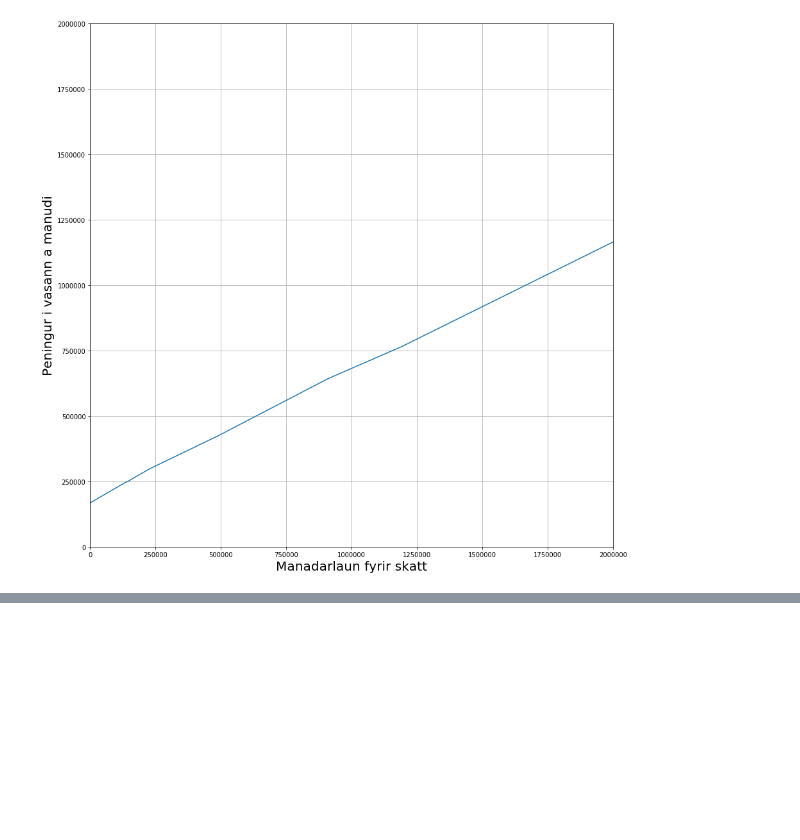
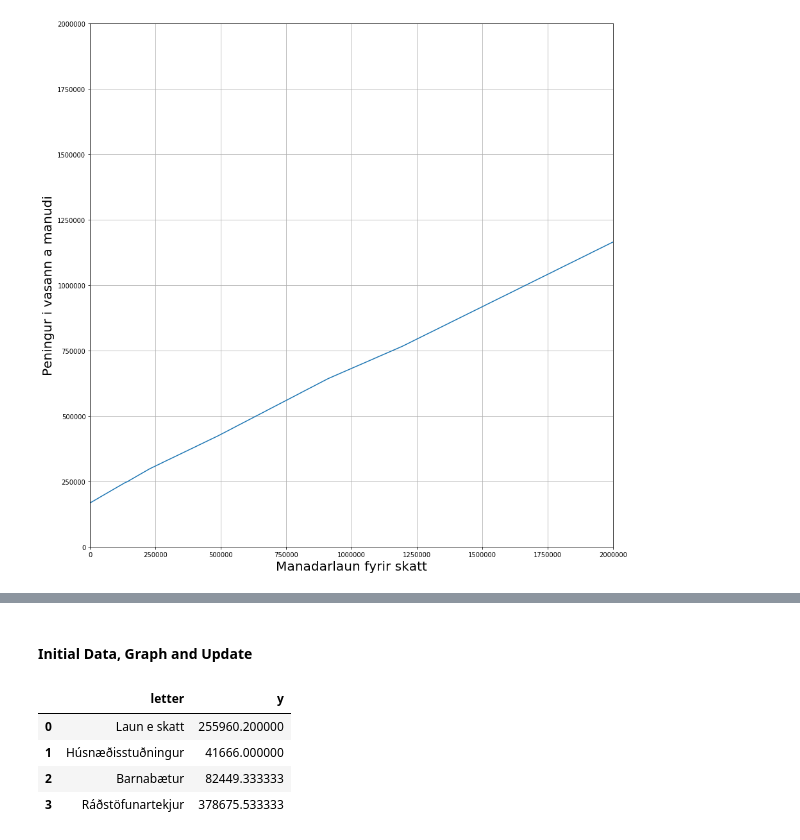
Before and after one commit to kelihjoll/islendingur_reiknivel, a Jupyter notebook: islendingur.ipynb, the cells around one changed output, grey strips where cells are left out. Saved outputs shown, nothing was run; the diff lists cells and outputs as text; code cells hidden in the pictures; blank space fills up the shorter version.

```diff
--- a/islendingur.ipynb
+++ b/islendingur.ipynb
@@ -829,0 +744,19 @@ plt.show()
+# %% [markdown]
+#### Initial Data, Graph and Update
+# %%
+# loading data
+pickle_in = open("einstaed_3born.pickle","rb")
+example_dict = pickle.load(pickle_in)
+# %%
+data = pd.DataFrame({'letter': ['Laun e skatt','Húsnæðisstuðningur','Barnabætur','Ráðstöfunartekjur'], 'y':\
+                     [example_dict[0]['tekjur_e_skatt'],\
+                      example_dict[0]['husnaedisstudningur'],\
+                      example_dict[0]['barnabaetur'],\
+                      example_dict[0]['pjeng_i_vasa']]})
+data.head()
+# %% [output]
+|  | letter | y |
+| 0 | Laun e skatt | 255960.200000 |
+| 1 | Húsnæðisstuðningur | 41666.000000 |
+| 2 | Barnabætur | 82449.333333 |
+| 3 | Ráðstöfunartekjur | 378675.533333 |
```
Also changed, not shown: parts of 45 cells of this notebook, 18 other files.
